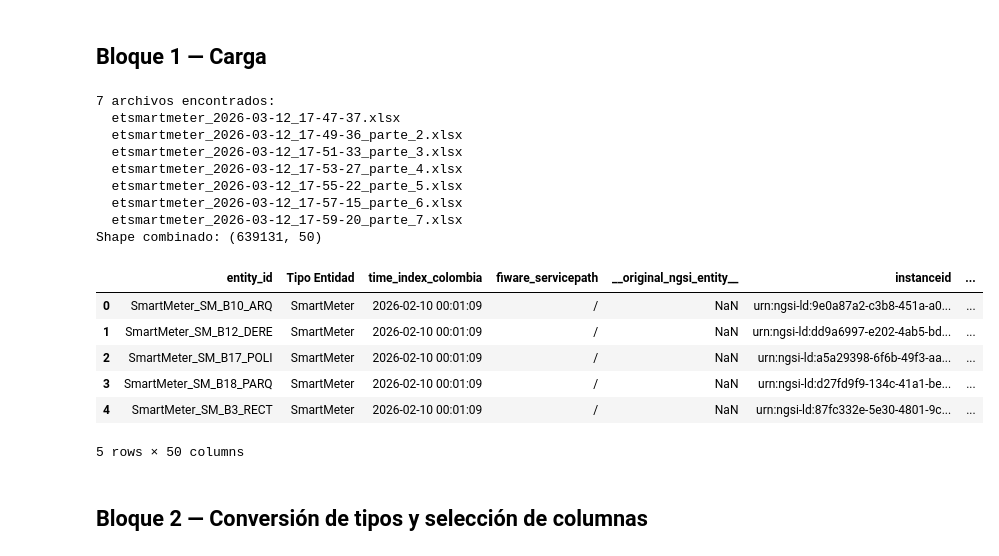
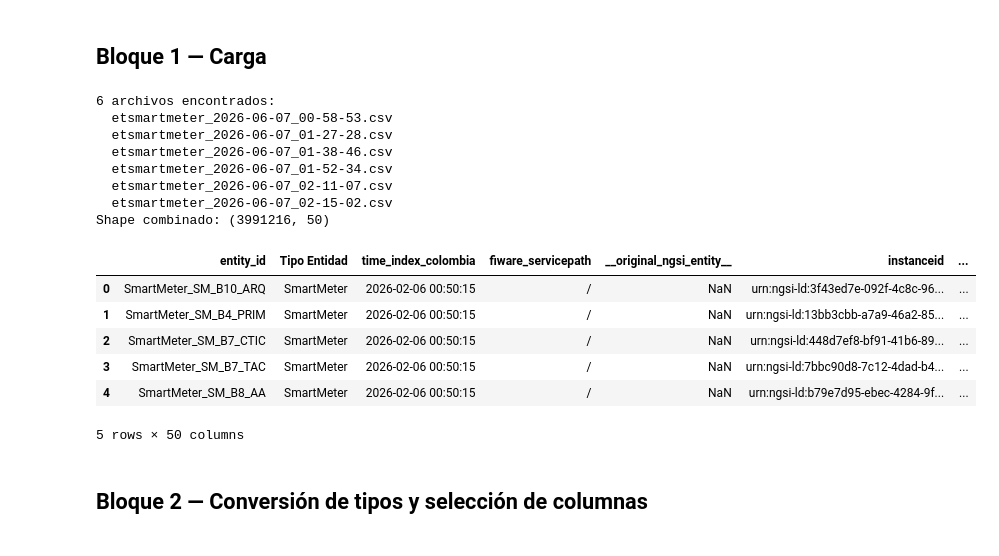
Before and after one commit to nickmen1201/e-visor, a Jupyter notebook: 2026/limpieza_datos.ipynb, the cells around one changed output. Drawn from its saved outputs; the diff is of its cells as text; code cells hidden in the pictures.

```diff
--- a/2026/limpieza_datos.ipynb
+++ b/2026/limpieza_datos.ipynb
@@ -11,7 +11,7 @@ import matplotlib.ticker as ticker
 from pathlib import Path
 
 # Cambiar según el formato de los archivos fuente: 'csv' o 'xlsx'
-FORMAT = 'xlsx'
+FORMAT = 'csv'
 
 COL_MAP = {
     'Fecha y Hora': 'time_index_colombia',
@@ -21,49 +21,48 @@ COL_MAP = {
 if FORMAT == 'csv':
     files = sorted(Path('.').glob('*.csv'))
     def load(f):
-        return pd.read_csv(f, sep=';', low_memory=False)
+        return pd.read_csv(f, sep=',', low_memory=False)
 
 elif FORMAT == 'xlsx':
     files = sorted(Path('.').glob('*.xlsx'))
     def load(f):
         return pd.read_excel(f)
 
 print(f'{len(files)} archivos encontrados:')
 for f in files:
     print(' ', f.name)
 
 partes = []
 for f in files:
     chunk = load(f)
     chunk.rename(columns=COL_MAP, inplace=True)
     partes.append(chunk)
 
 df = pd.concat(partes, join='outer', ignore_index=True)
 
 # Avisar si algún archivo tiene columnas distintas al resto
 col_sets = [set(p.columns) for p in partes]
 extra = set.union(*col_sets) - set.intersection(*col_sets)
 if extra:
     print('Columnas inconsistentes entre archivos:', extra)
 
 print(f'Shape combinado: {df.shape}')
 df.head()
 # %% [output]
-7 archivos encontrados:
-  etsmartmeter_2026-03-12_17-47-37.xlsx
-  etsmartmeter_2026-03-12_17-49-36_parte_2.xlsx
-  etsmartmeter_2026-03-12_17-51-33_parte_3.xlsx
-  etsmartmeter_2026-03-12_17-53-27_parte_4.xlsx
-  etsmartmeter_2026-03-12_17-55-22_parte_5.xlsx
-  etsmartmeter_2026-03-12_17-57-15_parte_6.xlsx
-  etsmartmeter_2026-03-12_17-59-20_parte_7.xlsx
-Shape combinado: (639131, 50)
+6 archivos encontrados:
+  etsmartmeter_2026-06-07_00-58-53.csv
+  etsmartmeter_2026-06-07_01-27-28.csv
+  etsmartmeter_2026-06-07_01-38-46.csv
+  etsmartmeter_2026-06-07_01-52-34.csv
+  etsmartmeter_2026-06-07_02-11-07.csv
+  etsmartmeter_2026-06-07_02-15-02.csv
+Shape combinado: (3991216, 50)
 |  | entity_id | Tipo Entidad | time_index_colombia | fiware_servicepath | __original_ngsi_entity__ | instanceid | ... |
-| 0 | SmartMeter_SM_B10_ARQ | SmartMeter | 2026-02-10 00:01:09 | / | NaN | urn:ngsi-ld:9e0a87a2-c3b8-451a-a0... | ... |
-| 1 | SmartMeter_SM_B12_DERE | SmartMeter | 2026-02-10 00:01:09 | / | NaN | urn:ngsi-ld:dd9a6997-e202-4ab5-bd... | ... |
-| 2 | SmartMeter_SM_B17_POLI | SmartMeter | 2026-02-10 00:01:09 | / | NaN | urn:ngsi-ld:a5a29398-6f6b-49f3-aa... | ... |
-| 3 | SmartMeter_SM_B18_PARQ | SmartMeter | 2026-02-10 00:01:09 | / | NaN | urn:ngsi-ld:d27fd9f9-134c-41a1-be... | ... |
-| 4 | SmartMeter_SM_B3_RECT | SmartMeter | 2026-02-10 00:01:09 | / | NaN | urn:ngsi-ld:87fc332e-5e30-4801-9c... | ... |
+| 0 | SmartMeter_SM_B10_ARQ | SmartMeter | 2026-02-06 00:50:15 | / | NaN | urn:ngsi-ld:3f43ed7e-092f-4c8c-96... | ... |
+| 1 | SmartMeter_SM_B4_PRIM | SmartMeter | 2026-02-06 00:50:15 | / | NaN | urn:ngsi-ld:13bb3cbb-a7a9-46a2-85... | ... |
+| 2 | SmartMeter_SM_B7_CTIC | SmartMeter | 2026-02-06 00:50:15 | / | NaN | urn:ngsi-ld:448d7ef8-bf91-41b6-89... | ... |
+| 3 | SmartMeter_SM_B7_TAC | SmartMeter | 2026-02-06 00:50:15 | / | NaN | urn:ngsi-ld:7bbc90d8-7c12-4dad-b4... | ... |
+| 4 | SmartMeter_SM_B8_AA | SmartMeter | 2026-02-06 00:50:15 | / | NaN | urn:ngsi-ld:b79e7d95-ebec-4284-9f... | ... |
 5 rows × 50 columns
 # %% [markdown]
 ## Bloque 2 — Conversión de tipos y selección de columnas
```
Also changed, not shown: parts of 1 cell of this notebook, 20 other files.
